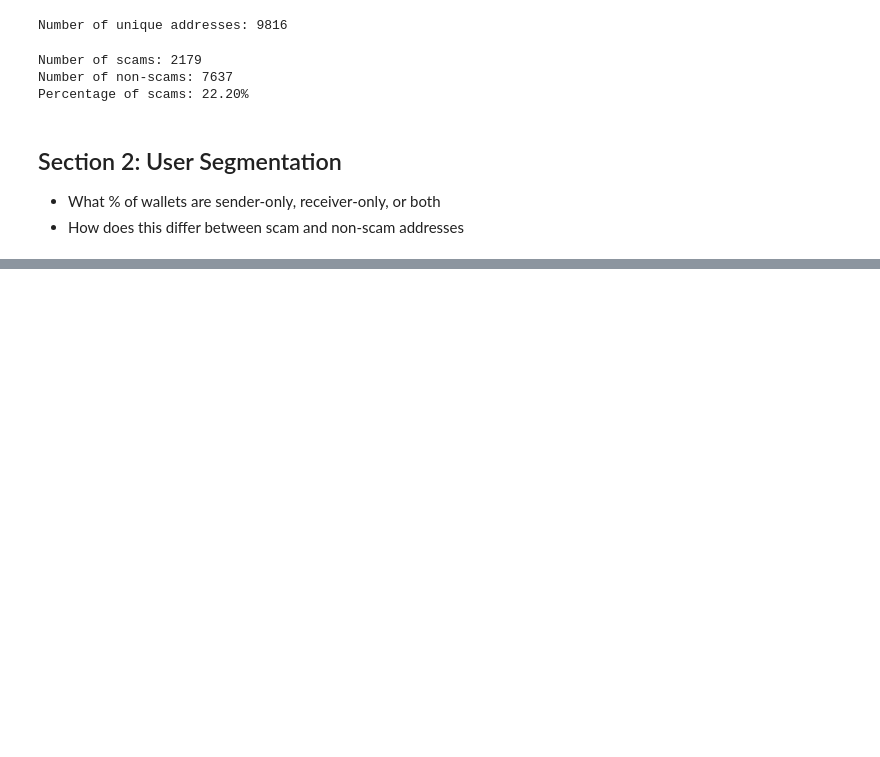
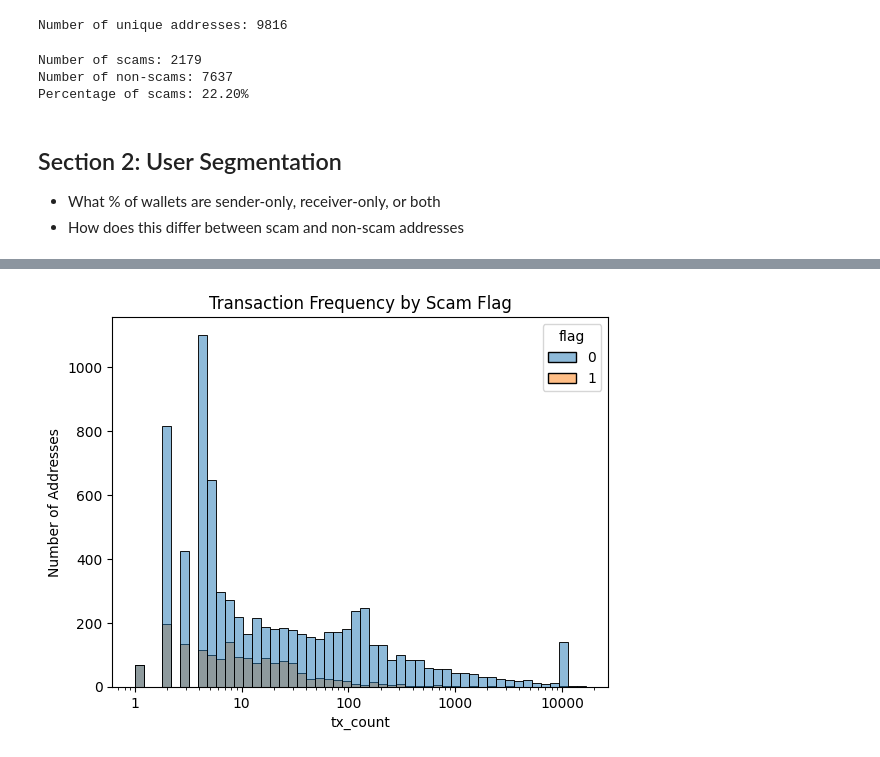
Before and after one commit to InsightsByIvy/Analysing-Scam-Patterns-in-Ethereum-Transactions, a Jupyter notebook: Notebooks/analysis.ipynb, the cells around one changed output, grey strips where cells are left out. Drawn from its saved outputs; the diff is of its cells as text; code cells hidden in the pictures; blank space fills up the shorter version.

```diff
--- a/Notebooks/analysis.ipynb
+++ b/Notebooks/analysis.ipynb
@@ -43,0 +113,9 @@ segmentation = {
+# %%
+sns.histplot(data=df, x='tx_count', hue='flag', bins=50, log_scale=True)
+plt.gca().xaxis.set_major_formatter(ticker.FuncFormatter(lambda x, _: f'{x:.0f}'))
+
+plt.title('Transaction Frequency by Scam Flag')
+plt.ylabel('Number of Addresses')
+plt.show()
+# %% [output]
+[figure, added]
```
Also changed, not shown: parts of 7 cells of this notebook, 1 other file.
